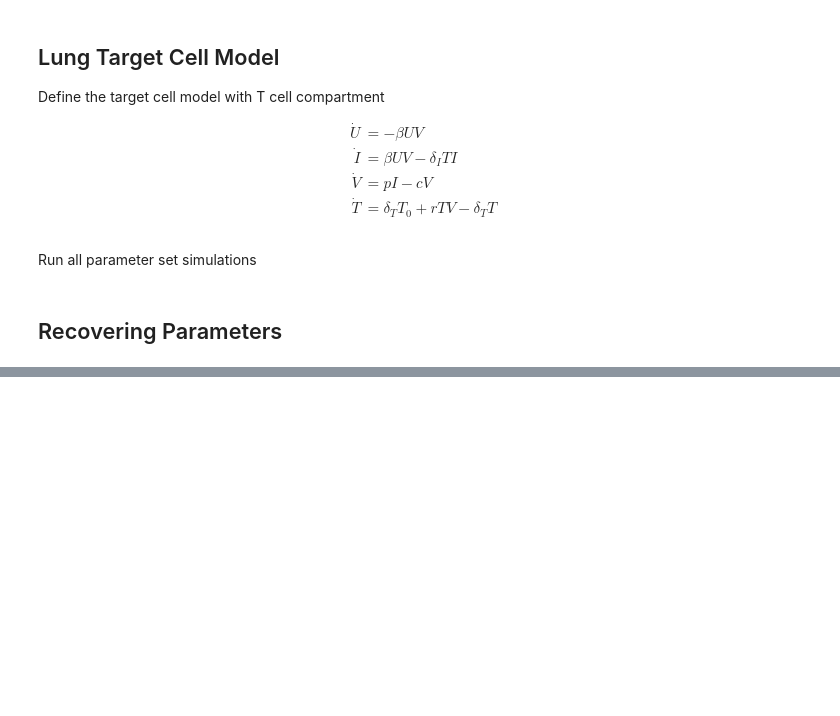
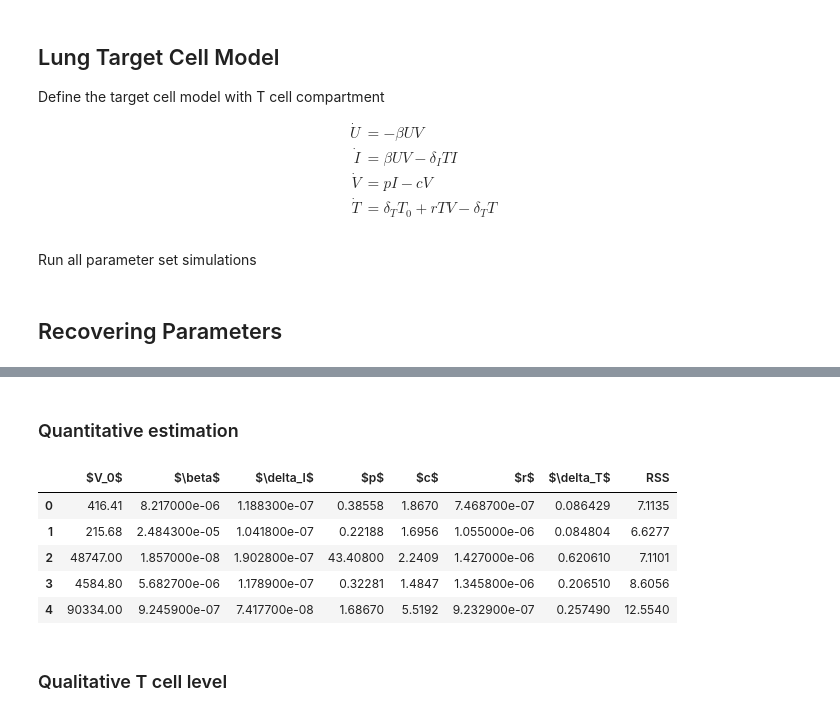
Before and after one commit to systemsmedicine/CrossLabFit, a Jupyter notebook: pyNotebooks/influenzaModel.ipynb, the cells around one changed output, grey strips where cells are left out. Cells and saved outputs as stored; diff of their text form; code cells hidden in the pictures; blank space fills up the shorter version.

```diff
--- a/pyNotebooks/influenzaModel.ipynb
+++ b/pyNotebooks/influenzaModel.ipynb
@@ -55,7 +59,7 @@ def lungModel(Y, t, bet, del_I, p, c, r, del_T, T0):
 
     return [dU, dI, dV, dT]
 # %%
-parNames=['$\beta$', '$\delta_I$', '$p$', '$c$', '$r$', '$\delta_T$', '$T_0$', 'RMSE']
+parNames=['$V_0$', '$\\beta$', '$\\delta_I$', '$p$', '$c$', '$r$', '$\\delta_T$', 'RSS']
 # %% [markdown]
 Run all parameter set simulations
 # %%
@@ -93,0 +102,13 @@ dfViralData.plot(x='Days', y='Virus', kind='scatter')
+# %% [markdown]
+### Quantitative estimation
+# %%
+dfParams = pd.read_csv('influenza/bestPars_quant.dat', sep=' ', names=parNames)
+# %%
+dfParams.head()
+# %% [output]
+|  | $V_0$ | $\beta$ | $\delta_I$ | $p$ | $c$ | $r$ | $\delta_T$ | RSS |
+| 0 | 416.41 | 8.217000e-06 | 1.188300e-07 | 0.38558 | 1.8670 | 7.468700e-07 | 0.086429 | 7.1135 |
+| 1 | 215.68 | 2.484300e-05 | 1.041800e-07 | 0.22188 | 1.6956 | 1.055000e-06 | 0.084804 | 6.6277 |
+| 2 | 48747.00 | 1.857000e-08 | 1.902800e-07 | 43.40800 | 2.2409 | 1.427000e-06 | 0.620610 | 7.1101 |
+| 3 | 4584.80 | 5.682700e-06 | 1.178900e-07 | 0.32281 | 1.4847 | 1.345800e-06 | 0.206510 | 8.6056 |
+| 4 | 90334.00 | 9.245900e-07 | 7.417700e-08 | 1.68670 | 5.5192 | 9.232900e-07 | 0.257490 | 12.5540 |
@@ -93,0 +140,2 @@ dfViralData.plot(x='Days', y='Virus', kind='scatter')
+# %% [markdown]
+### Qualitative T cell level
```
Also changed, not shown: parts of 21 cells of this notebook, 12 other files.
